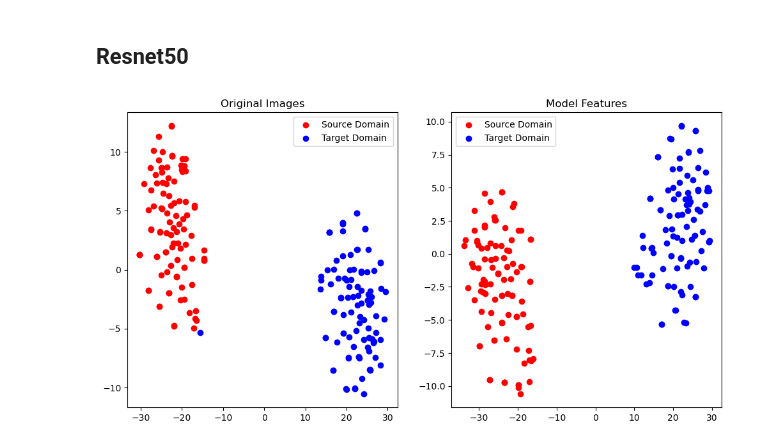
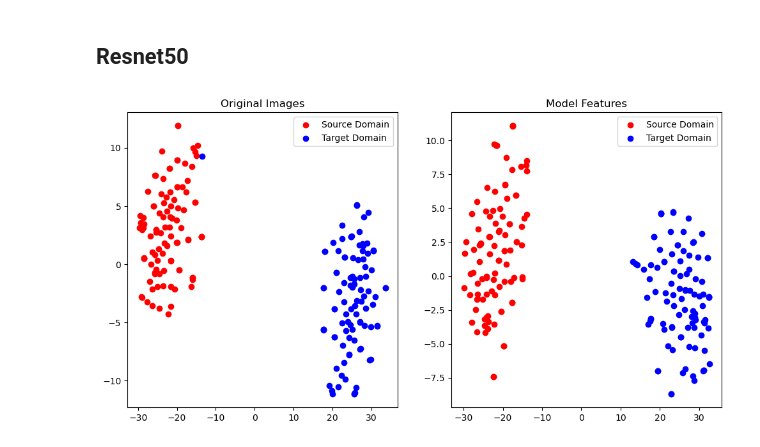
Before and after one commit to ByungWanLim/Design_project, a Jupyter notebook: Clustering.ipynb, the cells around one changed output. Saved outputs shown, nothing was run; the diff lists cells and outputs as text; code cells hidden in the pictures.

```diff
--- a/Clustering.ipynb
+++ b/Clustering.ipynb
@@ -607,7 +607,7 @@ dataloader_distorted = DataLoader(dataset_distorted, batch_size=BATCH_SIZE, shuf
 
 #모델 불러오기
 model = Resnet18_Unet(n_classes=13).to(device)
-model.load_state_dict(torch.load('./data/resnet18_unet_soft4_25ep.pth'), strict=False)
+model.load_state_dict(torch.load('./data/resnet18_unet_alpha_double.pth'), strict=False)
 model.eval()
 
 features = []
@@ -640,34 +640,34 @@ original = original.cpu()
 distorted = distorted.cpu()
 df = pd.DataFrame(np.concatenate([original.reshape(original.shape[0], -1), distorted.reshape(distorted.shape[0], -1)], 0))
 image_tsne = tsne.fit_transform(df)
 df = pd.DataFrame(np.concatenate([original_features.reshape(original_features.shape[0], -1), distorted_features.reshape(distorted_features.shape[0], -1)], 0))
 features_tsne = tsne.fit_transform(df)
 # 4. 시각화
 plt.figure(figsize=(12, 6))
 
 # 왼쪽: 원본 이미지의 t-SNE 결과
 plt.subplot(1, 2, 1)
 i0 = image_tsne[:BATCH_SIZE]
 i1 = image_tsne[BATCH_SIZE:]
 plt.scatter(i0[:, 0], i0[:, 1], c='r', label='Source Domain')
 plt.scatter(i1[:, 0], i1[:, 1], c='b', label='Target Domain')
 plt.title('Original Images')
 plt.legend()
 
 f0 = features_tsne[:BATCH_SIZE]
 f1 = features_tsne[BATCH_SIZE:]
 # 오른쪽: 모델을 통과한 feature map의 t-SNE 결과
 plt.subplot(1, 2, 2)
 plt.scatter(f0[:, 0], f0[:, 1], c='r', label='Source Domain')
 plt.scatter(f1[:, 0], f1[:, 1], c='b', label='Target Domain')
 plt.title('Model Features')
 plt.legend()
 
 plt.show()
 
 hook.remove()
 # %% [output]
-[figure, old version]
+[figure, new version]
 # %%
 # from sklearn.manifold import TSNE
 # import matplotlib.pyplot as plt
```
Also changed, not shown: 2 other files.
